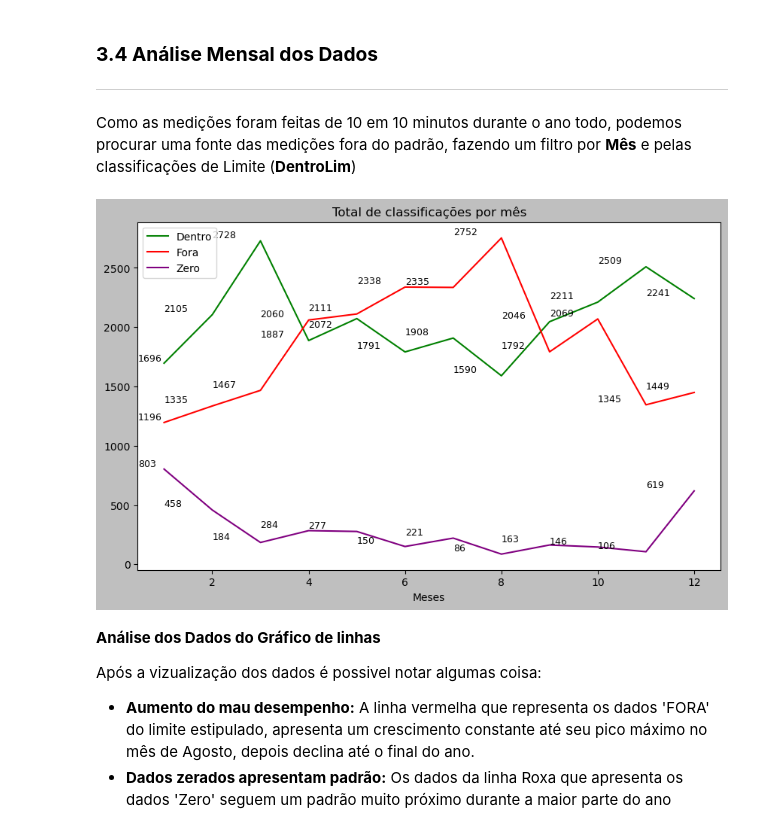
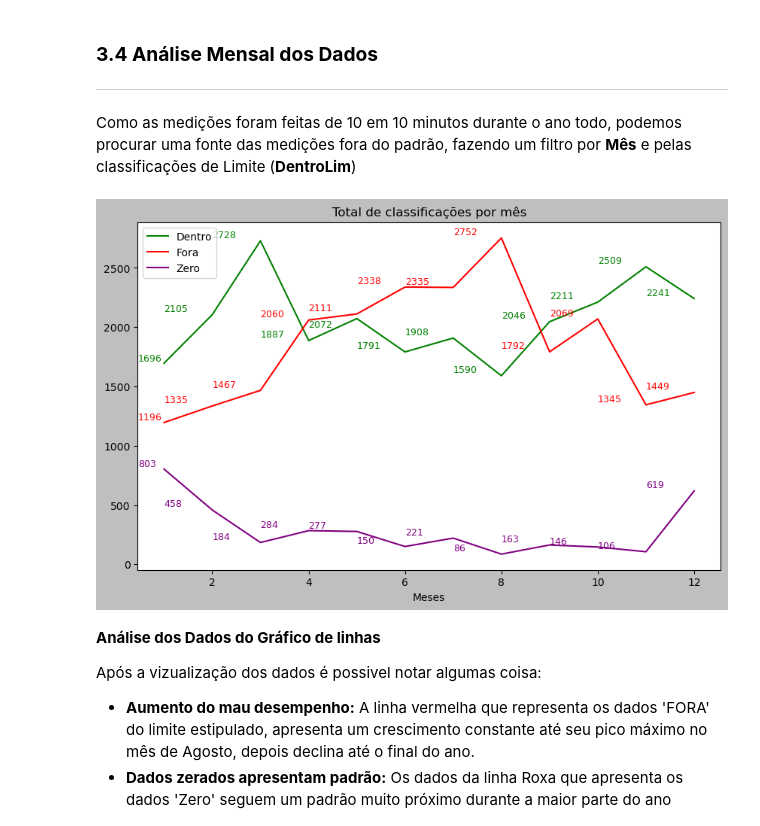
Before and after one commit to EduarAmaral/analisedados, a Jupyter notebook: EnergiaSolar.ipynb, the cells around one changed output. Cells and saved outputs as stored; diff of their text form; code cells hidden in the pictures.

```diff
--- a/EnergiaSolar.ipynb
+++ b/EnergiaSolar.ipynb
@@ -32,7 +32,7 @@ Não usarei a coluna **'Direção_Vento'** nesta análise, pois ela não é nece
 # %%
 Energia = pd.read_csv('T1.csv')
 Energia.columns = ['Registro', 'Potência (kW)', 'Vento (m/s)', 'Curva_Teórica (KWh)', 'Direção_Vento (°)']
-Energia.drop(columns='Direção_Vento (°)', inplace=True)
+#Energia.drop(columns='Direção_Vento (°)', inplace=True)
 Energia['Registro'] = pd.to_datetime(Energia['Registro'])
 display(Energia)
 # %% [output]
@@ -166,35 +167,35 @@ Como as medições foram feitas de 10 em 10 minutos durante o ano todo, podemos
 Energia['Mês'] = Energia.Registro.dt.month
 
 #Agrupando e contando os dados por mês e classificação
 group = Energia.groupby(['Mês', 'DentroLim']).size().unstack(fill_value=0)
 
 #Criando um gráfico de linhas para o agrupamento.
 
 with plt.style.context('grayscale'):
     figure(figsize=(10, 6), )
     for clas in group.columns:
         plt.plot(group.index, group[clas], label=clas, color=cores.get(clas, 'black'))
 
     #Rótulos, Estilo e titulo
     plt.xlabel('Meses')
     plt.legend('Total por Classificação')
     plt.title('Total de classificações por mês')
 
     #criando a legenda
     plt.legend()
     texts = []
     for clas in group.columns:
         for mes, quant in enumerate(group[clas]):
-            text = plt.text(mes, quant, str(quant), fontsize=9, color='black')
+            text = plt.text(mes, quant, str(quant), fontsize=9, color=cores.get(clas, 'black'))
             texts.append(text)
 
     #Ajustando a legenda para que os textos não se sobreponham
     adjust_text(texts, only_move={'points':'y', 'texts':'y'})
 
     #Visualizando o gráfico
     plt.show()
 # %% [output]
-[figure, old version]
+[figure, new version]
 # %% [markdown]
 **Análise dos Dados do Gráfico de linhas**
 
```
Also changed, not shown: parts of 8 cells of this notebook.
